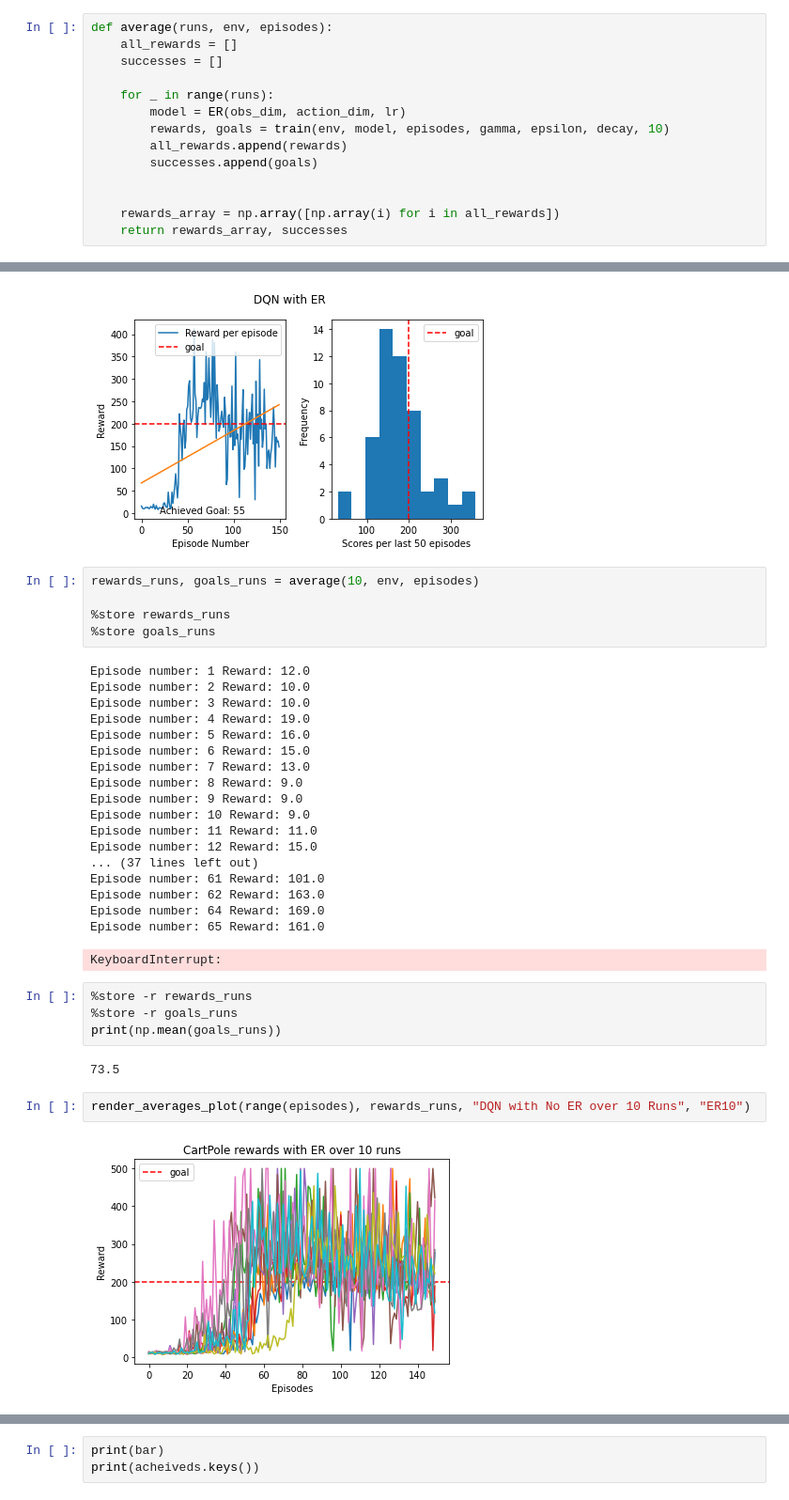
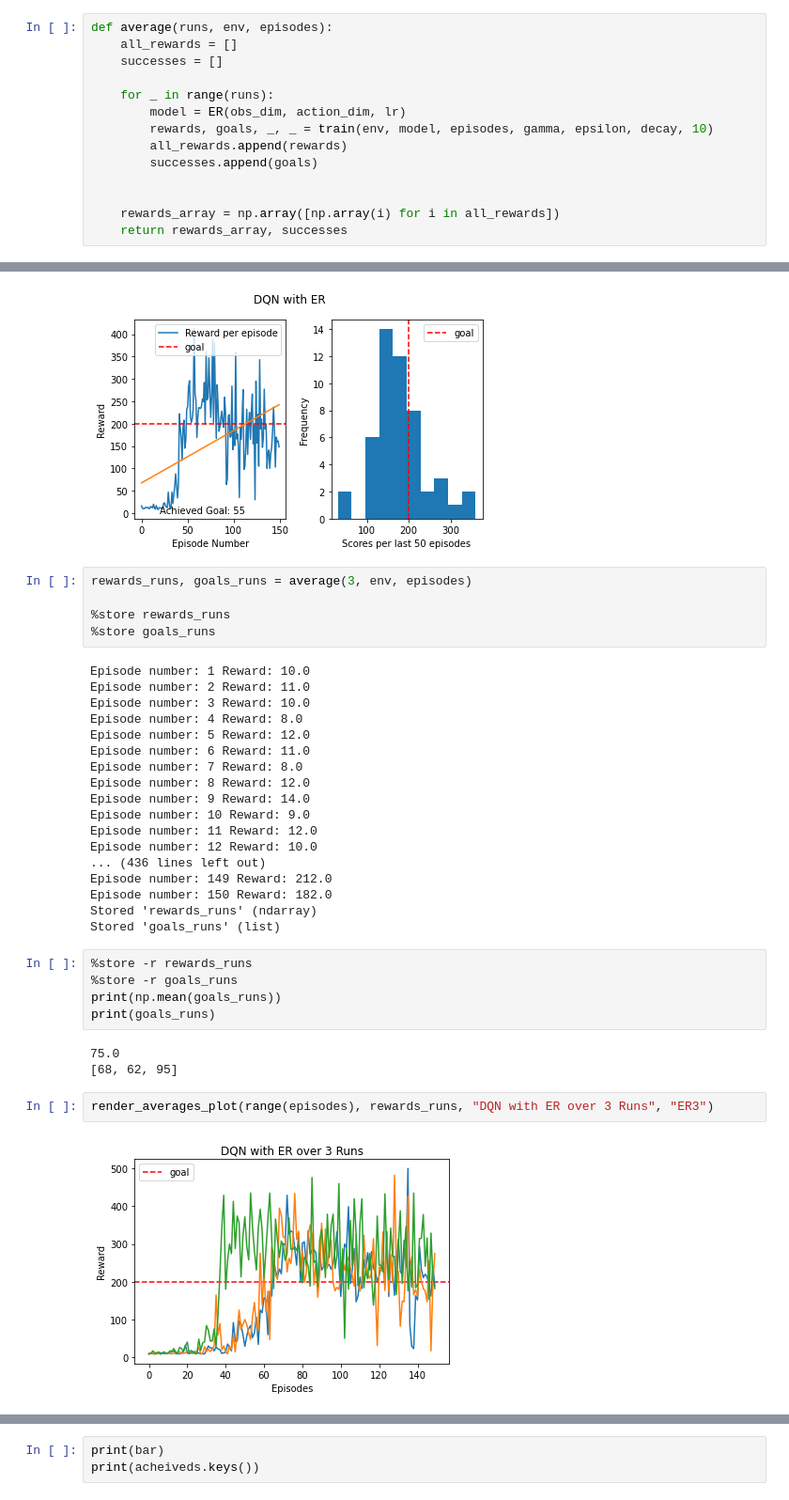
Before and after one commit to Dylan-Trollope/MSCDissertation, a Jupyter notebook: CartPole/ExoerienceReplay.ipynb, the cells around one changed output, grey strips where cells are left out. Shown at 94% size. Cells and saved outputs as stored; diff of their text form.

```diff
--- a/CartPole/ExoerienceReplay.ipynb
+++ b/CartPole/ExoerienceReplay.ipynb
@@ -96,7 +98,7 @@ def average(runs, env, episodes):
 
     for _ in range(runs):
         model = ER(obs_dim, action_dim, lr)
-        rewards, goals = train(env, model, episodes, gamma, epsilon, decay, 10)
+        rewards, goals, _, _ = train(env, model, episodes, gamma, epsilon, decay, 10)
         all_rewards.append(rewards)
         successes.append(goals)
 
@@ -154,39 +157,40 @@ render_plot_with_hist(range(episodes), rewards, goals, "DQN with ER", True, "ERH
 # %% [output]
 [figure]
 # %%
-rewards_runs, goals_runs = average(10, env, episodes)
+rewards_runs, goals_runs = average(3, env, episodes)
 
 %store rewards_runs
 %store goals_runs
 # %% [output]
-Episode number: 1 Reward: 12.0
-Episode number: 2 Reward: 10.0
+Episode number: 1 Reward: 10.0
+Episode number: 2 Reward: 11.0
 Episode number: 3 Reward: 10.0
-Episode number: 4 Reward: 19.0
-Episode number: 5 Reward: 16.0
-Episode number: 6 Reward: 15.0
-Episode number: 7 Reward: 13.0
-Episode number: 8 Reward: 9.0
-Episode number: 9 Reward: 9.0
+Episode number: 4 Reward: 8.0
+Episode number: 5 Reward: 12.0
+Episode number: 6 Reward: 11.0
+Episode number: 7 Reward: 8.0
+Episode number: 8 Reward: 12.0
+Episode number: 9 Reward: 14.0
 Episode number: 10 Reward: 9.0
-Episode number: 11 Reward: 11.0
-Episode number: 12 Reward: 15.0
-... (37 lines left out)
-Episode number: 61 Reward: 101.0
-Episode number: 62 Reward: 163.0
-Episode number: 64 Reward: 169.0
-Episode number: 65 Reward: 161.0
+Episode number: 11 Reward: 12.0
+Episode number: 12 Reward: 10.0
+... (436 lines left out)
+Episode number: 149 Reward: 212.0
+Episode number: 150 Reward: 182.0
+Stored 'rewards_runs' (ndarray)
+Stored 'goals_runs' (list)
-KeyboardInterrupt:
 # %%
 %store -r rewards_runs
 %store -r goals_runs
 print(np.mean(goals_runs))
+print(goals_runs)
 # %% [output]
-73.5
+75.0
+[68, 62, 95]
 # %%
-render_averages_plot(range(episodes), rewards_runs, "DQN with No ER over 10 Runs", "ER10")
+render_averages_plot(range(episodes), rewards_runs, "DQN with ER over 3 Runs", "ER3")
 # %% [output]
-[figure, old version]
+[figure, new version]
 # %%
 acheiveds = {}
 for epsilon in [0.3, 0.4, 0.5, 0.6, 0.7]:
```
Also changed, not shown: parts of 5 cells of this notebook, 11 other files.
